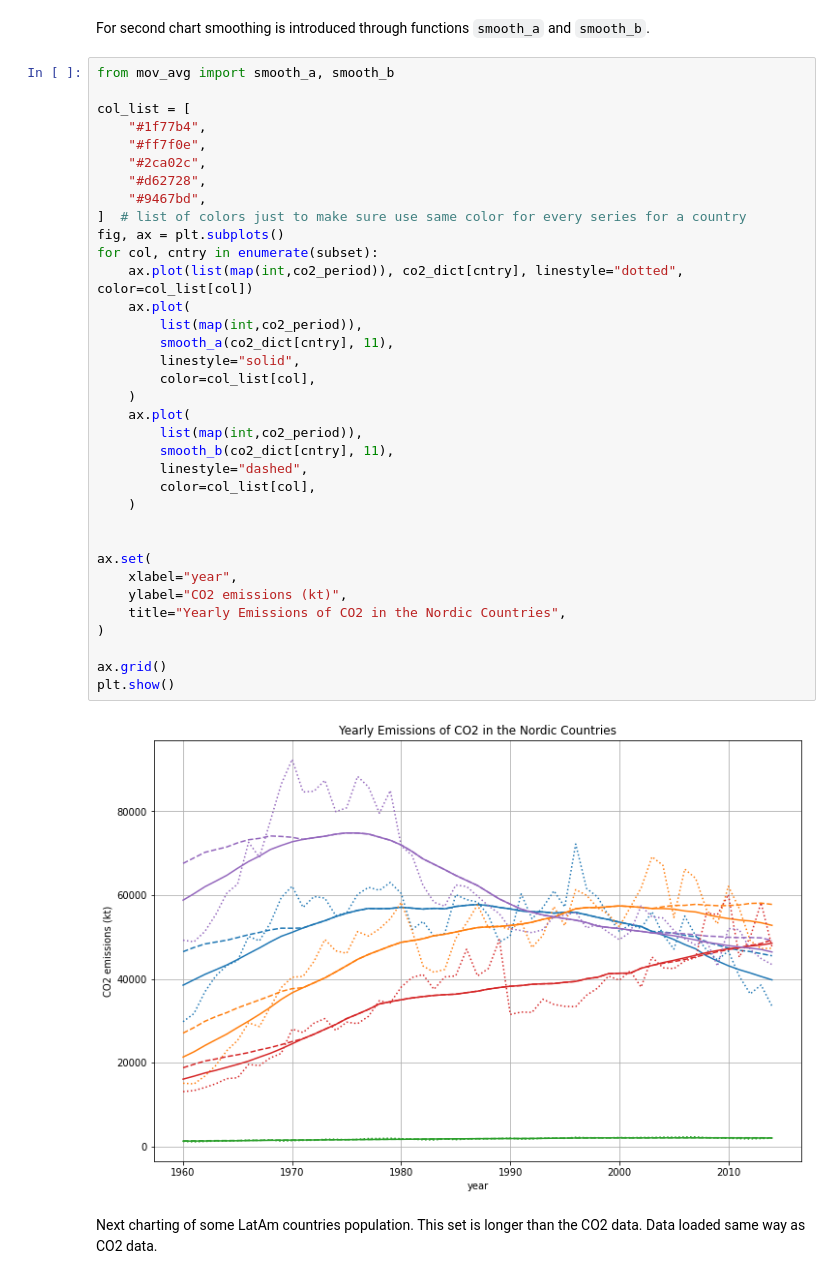
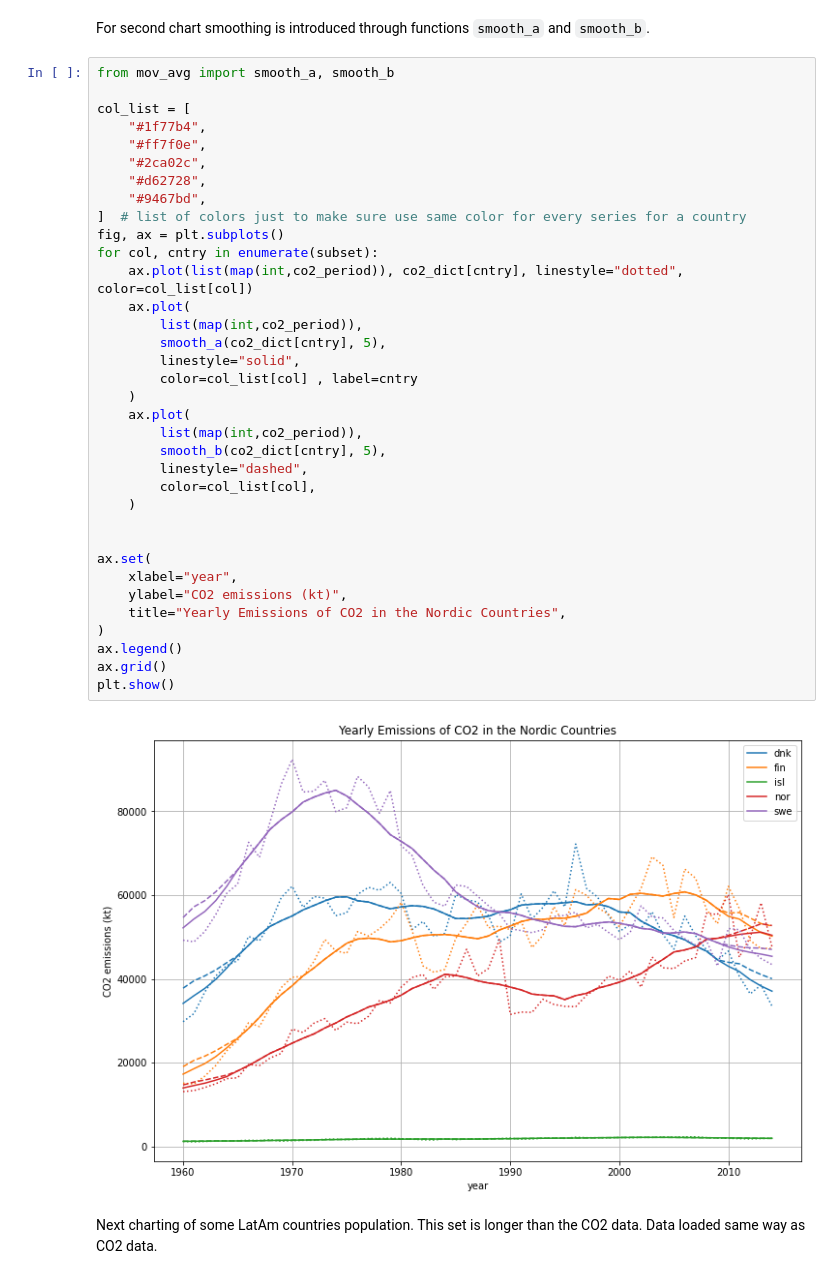
Before and after one commit to ajkbssn/uu-prog1, a Jupyter notebook: src/uu_prog1/lesson_nine.ipynb, the cells around one changed output. Saved outputs shown, nothing was run; the diff lists cells and outputs as text.

```diff
--- a/src/uu_prog1/lesson_nine.ipynb
+++ b/src/uu_prog1/lesson_nine.ipynb
@@ -107,38 +107,38 @@ from mov_avg import smooth_a, smooth_b
 
 col_list = [
     "#1f77b4",
     "#ff7f0e",
     "#2ca02c",
     "#d62728",
     "#9467bd",
 ]  # list of colors just to make sure use same color for every series for a country
 fig, ax = plt.subplots()
 for col, cntry in enumerate(subset):
     ax.plot(list(map(int,co2_period)), co2_dict[cntry], linestyle="dotted", color=col_list[col])
     ax.plot(
         list(map(int,co2_period)),
-        smooth_a(co2_dict[cntry], 11),
+        smooth_a(co2_dict[cntry], 5),
         linestyle="solid",
-        color=col_list[col],
+        color=col_list[col] , label=cntry
     )
     ax.plot(
         list(map(int,co2_period)),
-        smooth_b(co2_dict[cntry], 11),
+        smooth_b(co2_dict[cntry], 5),
         linestyle="dashed",
         color=col_list[col],
     )
 
 
 ax.set(
     xlabel="year",
     ylabel="CO2 emissions (kt)",
     title="Yearly Emissions of CO2 in the Nordic Countries",
 )
-
+ax.legend()
 ax.grid()
 plt.show()
 # %% [output]
-[figure, old version]
+[figure, new version]
 # %% [markdown]
 Next charting of some LatAm countries population. This set is longer than the CO2 data. Data loaded same way as CO2 data.
 # %%
```
